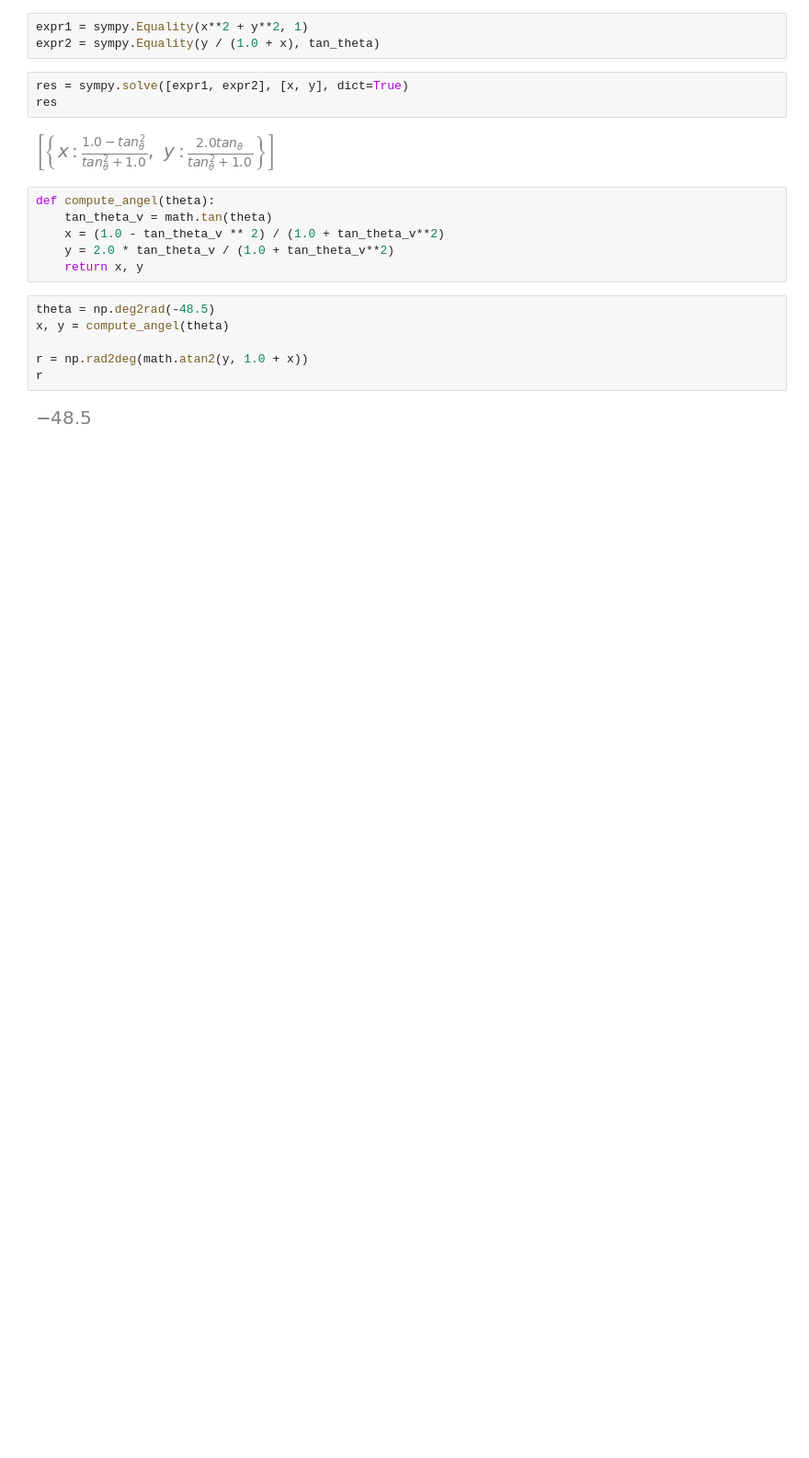
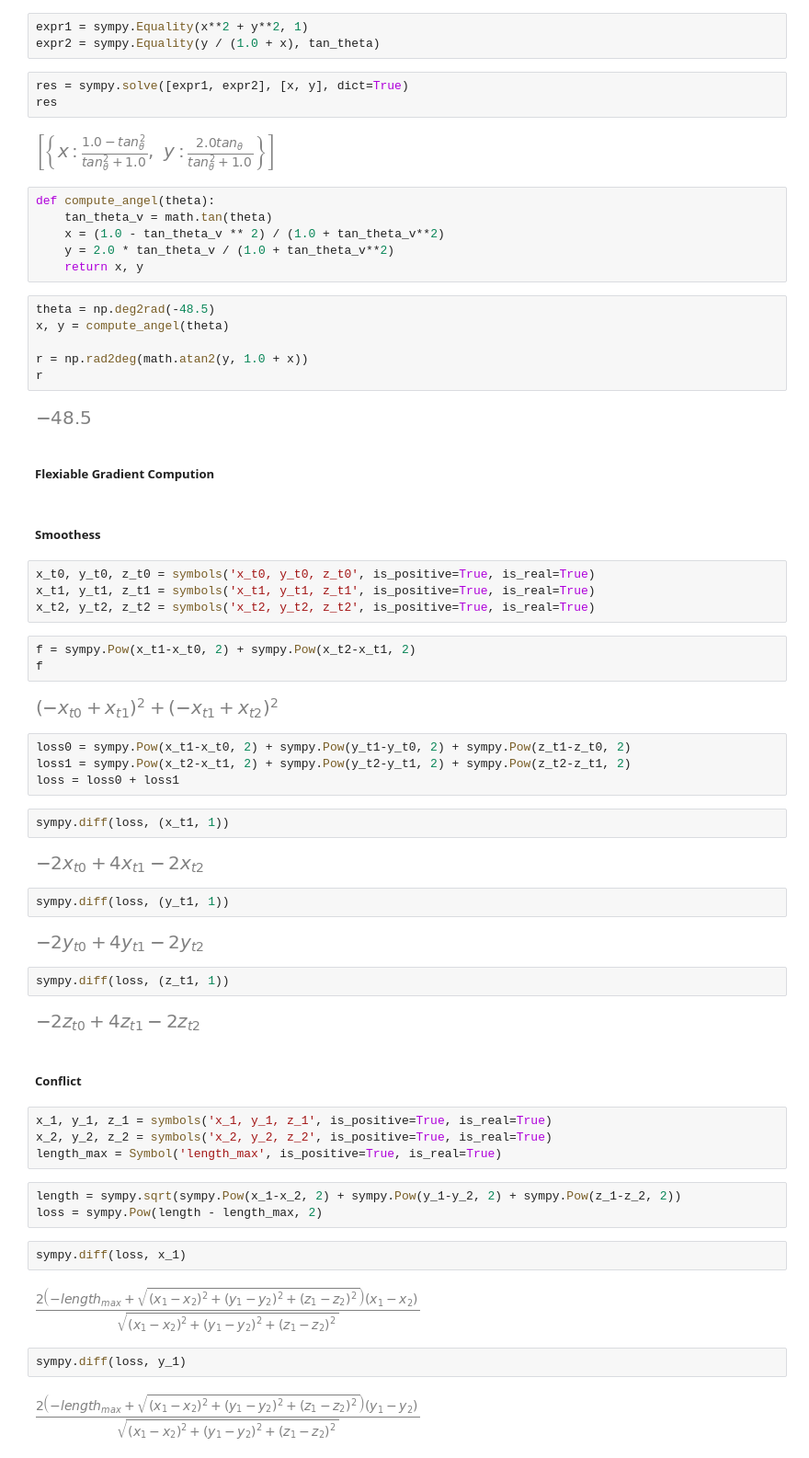
Before and after one commit to bladesaber/MAPF_Pipeline, a Jupyter notebook: scripts/math_infer.ipynb, the cells around one changed output. Shown: that part at 92% size. Saved outputs shown, nothing was run; the diff lists cells and outputs as text; blank space fills up the shorter version.

Commit message:
smooth

```diff
--- a/scripts/math_infer.ipynb
+++ b/scripts/math_infer.ipynb
@@ -35,3 +35,49 @@ r = np.rad2deg(math.atan2(y, 1.0 + x))
 r
 # %% [output]
 [figure]
+# %% [markdown]
+##### Flexiable Gradient Compution
+# %% [markdown]
+##### Smoothess
+# %%
+x_t0, y_t0, z_t0 = symbols('x_t0, y_t0, z_t0', is_positive=True, is_real=True)
+x_t1, y_t1, z_t1 = symbols('x_t1, y_t1, z_t1', is_positive=True, is_real=True)
+x_t2, y_t2, z_t2 = symbols('x_t2, y_t2, z_t2', is_positive=True, is_real=True)
+# %%
+f = sympy.Pow(x_t1-x_t0, 2) + sympy.Pow(x_t2-x_t1, 2)
+f
+# %% [output]
+[figure, added]
+# %%
+loss0 = sympy.Pow(x_t1-x_t0, 2) + sympy.Pow(y_t1-y_t0, 2) + sympy.Pow(z_t1-z_t0, 2)
+loss1 = sympy.Pow(x_t2-x_t1, 2) + sympy.Pow(y_t2-y_t1, 2) + sympy.Pow(z_t2-z_t1, 2)
+loss = loss0 + loss1
+# %%
+sympy.diff(loss, (x_t1, 1))
+# %% [output]
+[figure, added]
+# %%
+sympy.diff(loss, (y_t1, 1))
+# %% [output]
+[figure, added]
+# %%
+sympy.diff(loss, (z_t1, 1))
+# %% [output]
+[figure, added]
+# %% [markdown]
+##### Conflict
+# %%
+x_1, y_1, z_1 = symbols('x_1, y_1, z_1', is_positive=True, is_real=True)
+x_2, y_2, z_2 = symbols('x_2, y_2, z_2', is_positive=True, is_real=True)
+length_max = Symbol('length_max', is_positive=True, is_real=True)
+# %%
+length = sympy.sqrt(sympy.Pow(x_1-x_2, 2) + sympy.Pow(y_1-y_2, 2) + sympy.Pow(z_1-z_2, 2))
+loss = sympy.Pow(length - length_max, 2)
+# %%
+sympy.diff(loss, x_1)
+# %% [output]
+[figure, added]
+# %%
+sympy.diff(loss, y_1)
+# %% [output]
+[figure, added]
```
Also changed, not shown: parts of 5 cells of this notebook, 13 other files.
